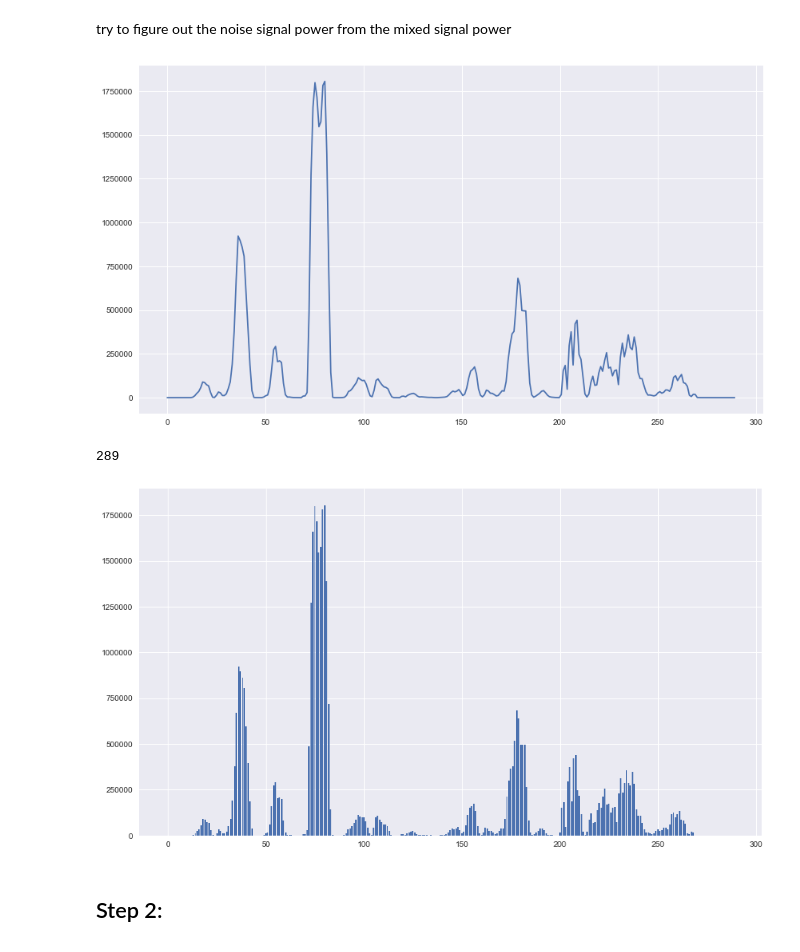
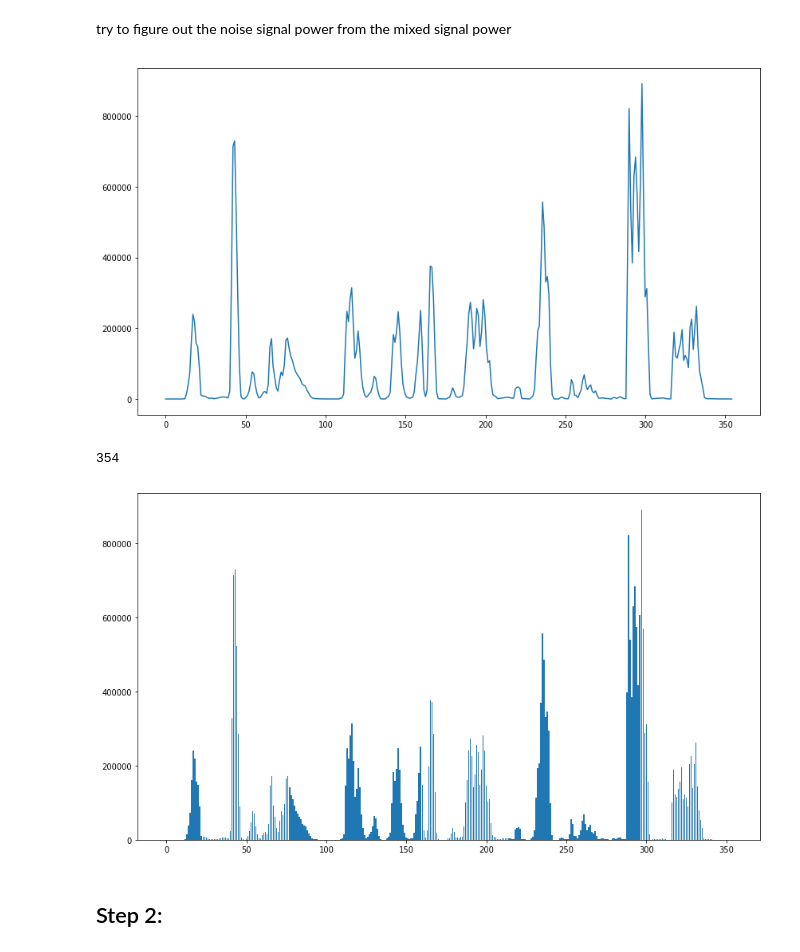
Before and after one commit to yushinliu/lab, a Jupyter notebook: task_2_version_0/Task2.ipynb, the cells around one changed output. Cells and saved outputs as stored; diff of their text form; code cells hidden in the pictures.

```diff
--- a/task_2_version_0/Task2.ipynb
+++ b/task_2_version_0/Task2.ipynb
@@ -36,8 +40,8 @@ this is a simple multi-class recognition problem for recognizing the speaker
 # %% [markdown]
 # 1. Import data
 # %%
-audio_path = "C:\\Users\\hasee\\workspace\\lab\\patRecDat\\forStudents\\timit\\test"
-#audio_path = "/Users/Mata/Documents/2017/学习/ws2017:18/PUL/forStudents/timit/test"
+#audio_path = "C:\\Users\\hasee\\workspace\\lab\\patRecDat\\forStudents\\timit\\test"
+audio_path = "/Users/Mata/Documents/2017/学习/ws2017:18/PUL/forStudents/timit/test"
 # %% [markdown]
 we import all the data in the test file and stored them into the dictionary, each 'name' as keys in dictionary has length 10 list as value items, each of them is the samples read from wav files
 # %%
@@ -143,10 +147,10 @@ L_value
 320
 # %%
 def frame_segment(samples):
-    K_value=np.int((len(samples)-L_value)/(fs*t_feed))+1 #calculate the number of frames
+    frame_num=np.int((len(samples)-L_value)/(fs*t_feed))+1 #calculate the number of frames
     frame_set=[]
-    for k in range(K_value):
+    for k in range(frame_num):
         frame_set.append(samples[k*np.int(fs*t_feed):k*np.int(fs*t_feed)+L_value])#[0,n] contains 0~n-1
-    return frame_set,K_value
+    return frame_set,frame_num
 # %%
-frame_set,K_value=frame_segment(samples)
+frame_set,frame_num=frame_segment(samples)
@@ -166,9 +196,7 @@ len(frame_set[0])
 try to figure out the noise signal power from the mixed signal power
 # %%
 mixed_power_set=[]
-for k in range(K_value):
-    if np.sum(np.float64((frame_set[k]))**2)<0:
-        print(k)
+for k in range(frame_num):
     mixed_power_set.append(1/(L_value)*np.sum((np.float64(frame_set[k]))**2))#use np.float64 to avoid overflow encountered in long scalars
 # %%
 plt.figure(figsize=(14,8))
@@ -176,17 +204,17 @@ plt.plot(np.linspace(0,len(mixed_power_set),len(mixed_power_set)),mixed_power_se
 #np.linspace(): set up 3rd argument to sample_rate,otherwise default=50
 plt.show()
 # %% [output]
-[figure, old version]
+[figure, new version]
 # %%
 len(mixed_power_set)
 # %% [output]
-289
+354
 # %%
 plt.figure(figsize=(14,8))
-plt.bar(range(K_value),mixed_power_set)  #plt,bar(index,height(value))
+plt.bar(range(frame_num),mixed_power_set)  #plt,bar(index,height(value))
 plt.show()
 # %% [output]
-[figure, old version]
+[figure, new version]
 # %% [markdown]
 ## Step 2:
 # %% [markdown]
```
Also changed, not shown: parts of 126 cells of this notebook, 22 other files.
